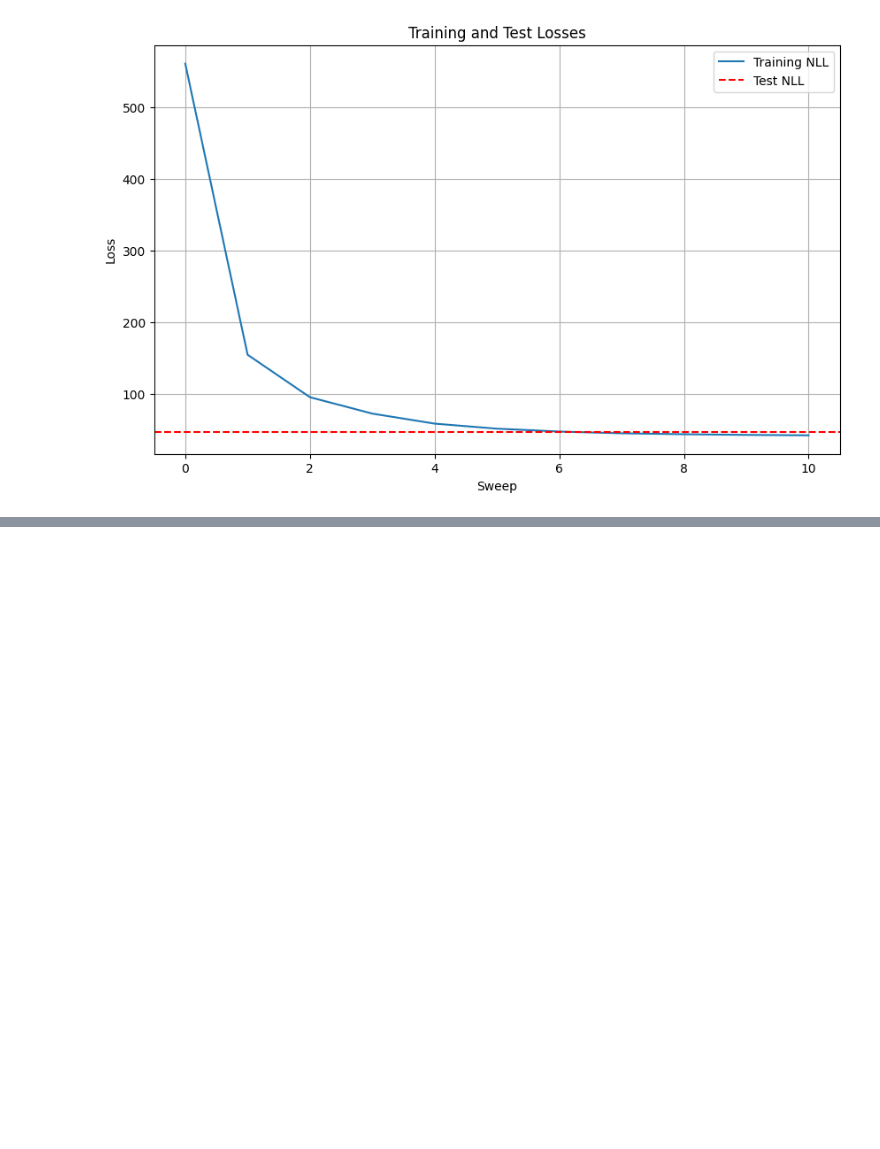
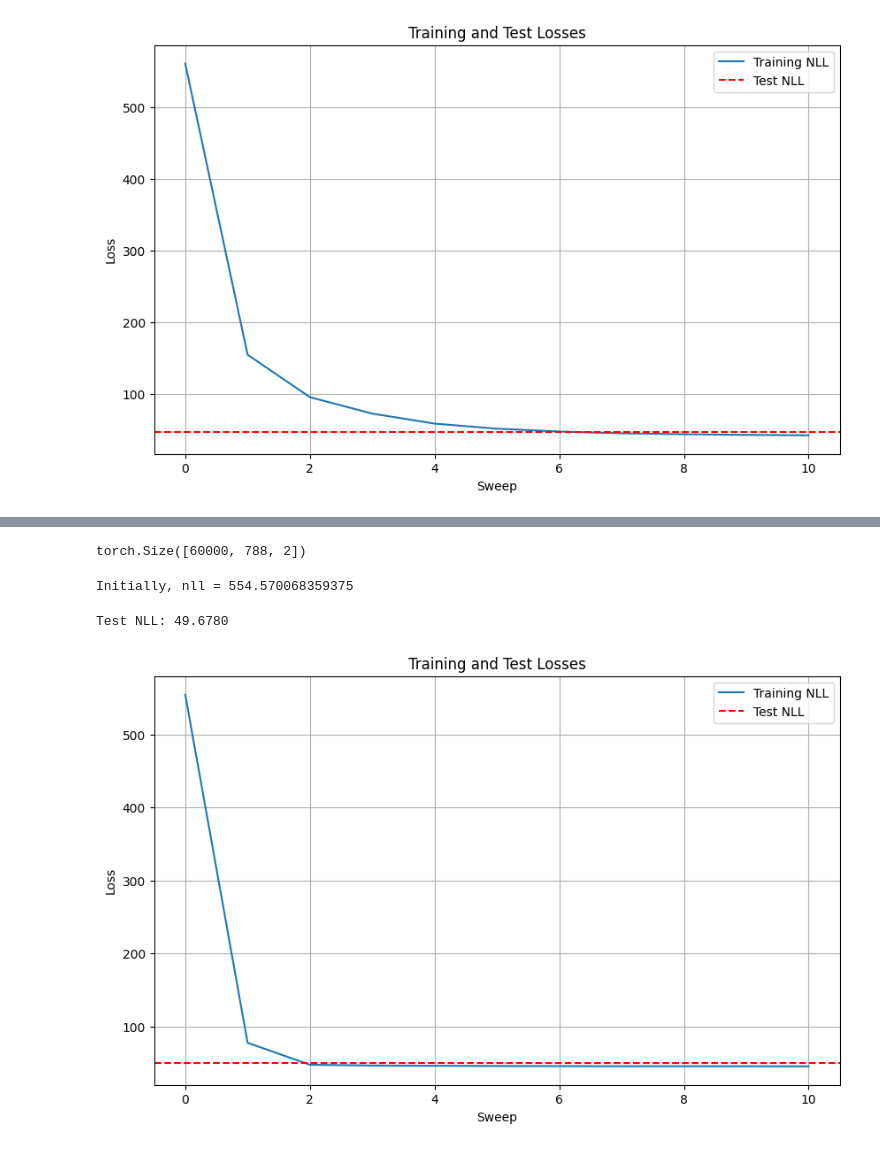
Before and after one commit to ifsheldon/tensor-network-notes, a Jupyter notebook: 4-5.ipynb, the cells around one changed output, grey strips where cells are left out. Saved outputs shown, nothing was run; the diff lists cells and outputs as text; code cells hidden in the pictures; blank space fills up the shorter version.

```diff
--- a/4-5.ipynb
+++ b/4-5.ipynb
@@ -511,0 +581,43 @@ mps.save_to_safetensors("datasets/mps/mnist_0_mps.safetensors")
+# %%
+train_data.shape
+# %% [output]
+torch.Size([60000, 788, 2])
+# %%
+mps = MPS(
+    length=feature_num,
+    physical_dim=feature_dim,
+    virtual_dim=virtual_dim,
+    mps_type=MPSType.Open,
+    dtype=torch.float32,
+    device=device,
+    requires_grad=False,
+)
+# %%
+losses, mps = train_gmps(
+    samples=train_data,
+    batch_size=batch_size,
+    mps=mps,
+    sweep_times=sweep_times,
+    lr=lr,
+    device=device,
+    enable_tsgo=True,
+)
+# %% [output]
+Initially, nll = 554.570068359375
+# %%
+test_nll = eval_nll(samples=test_data, mps=mps, device=device)
+print(f"Test NLL: {test_nll:.4f}")
+# %% [output]
+Test NLL: 49.6780
+# %%
+plt.figure(figsize=(10, 6))
+plt.plot(losses, label="Training NLL")
+plt.axhline(y=test_nll, color="r", linestyle="--", label="Test NLL")
+plt.xlabel("Sweep")
+plt.ylabel("Loss")
+plt.title("Training and Test Losses")
+plt.legend()
+plt.grid(True)
+plt.show()
+# %% [output]
+[figure, added]
```
Also changed, not shown: parts of 7 cells of this notebook, 1 other file.
